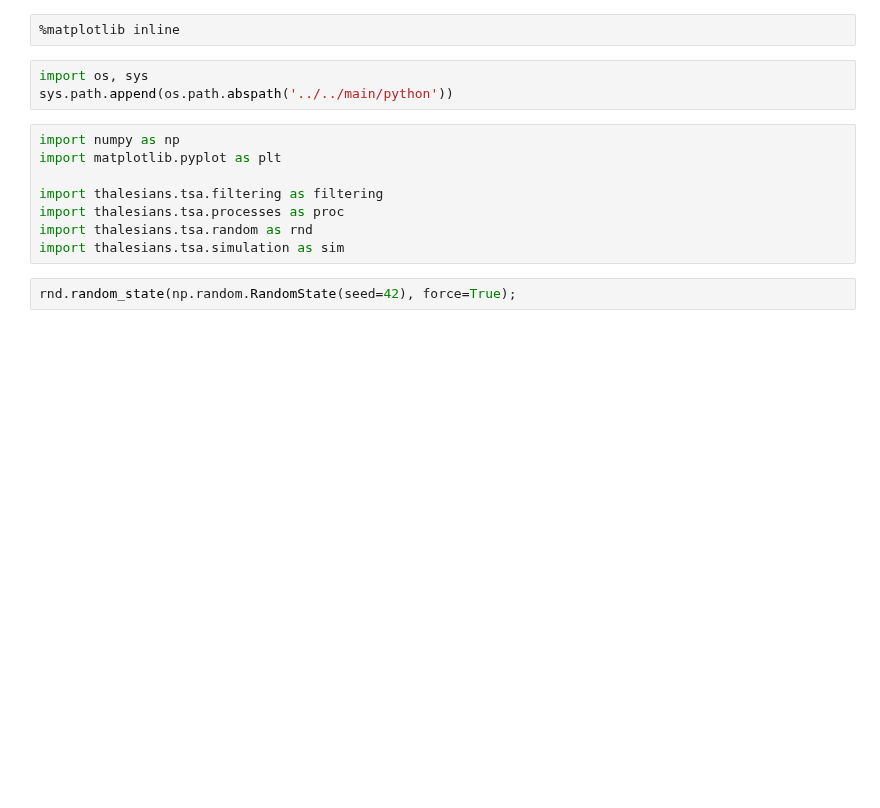
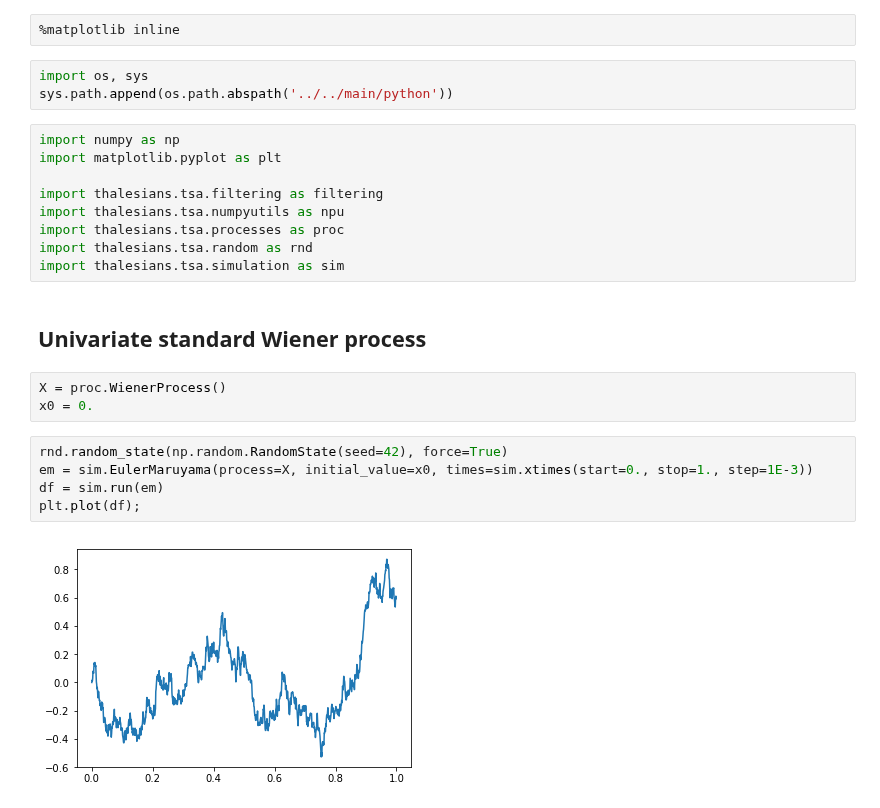
Before and after one commit to thalesians/tsa, a Jupyter notebook: src/jupyter/python/wiener.ipynb, the cells around one changed output. Saved outputs shown, nothing was run; the diff lists cells and outputs as text; blank space fills up the shorter version.

```diff
--- a/src/jupyter/python/wiener.ipynb
+++ b/src/jupyter/python/wiener.ipynb
@@ -8,8 +8,19 @@ import numpy as np
 import matplotlib.pyplot as plt
 
 import thalesians.tsa.filtering as filtering
+import thalesians.tsa.numpyutils as npu
 import thalesians.tsa.processes as proc
 import thalesians.tsa.random as rnd
 import thalesians.tsa.simulation as sim
-# %%
-rnd.random_state(np.random.RandomState(seed=42), force=True);
+# %% [markdown]
+## Univariate standard Wiener process
+# %%
+X = proc.WienerProcess()
+x0 = 0.
+# %%
+rnd.random_state(np.random.RandomState(seed=42), force=True)
+em = sim.EulerMaruyama(process=X, initial_value=x0, times=sim.xtimes(start=0., stop=1., step=1E-3))
+df = sim.run(em)
+plt.plot(df);
+# %% [output]
+[figure, added]
```
Also changed, not shown: parts of 9 cells of this notebook, 5 other files.
